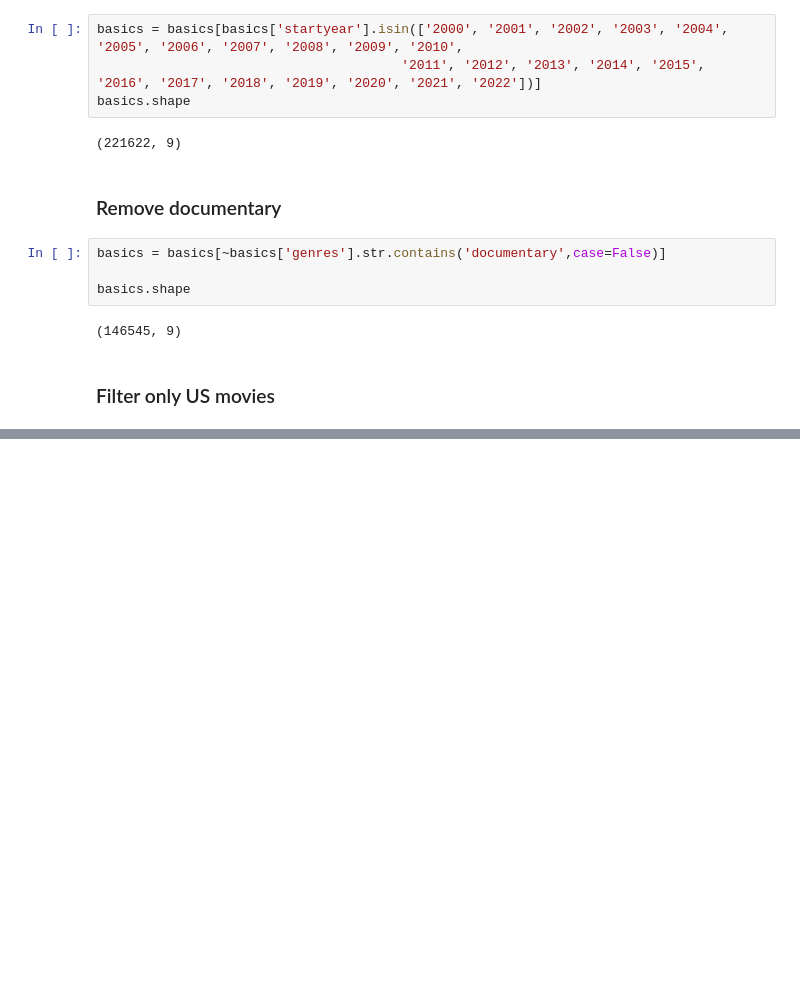
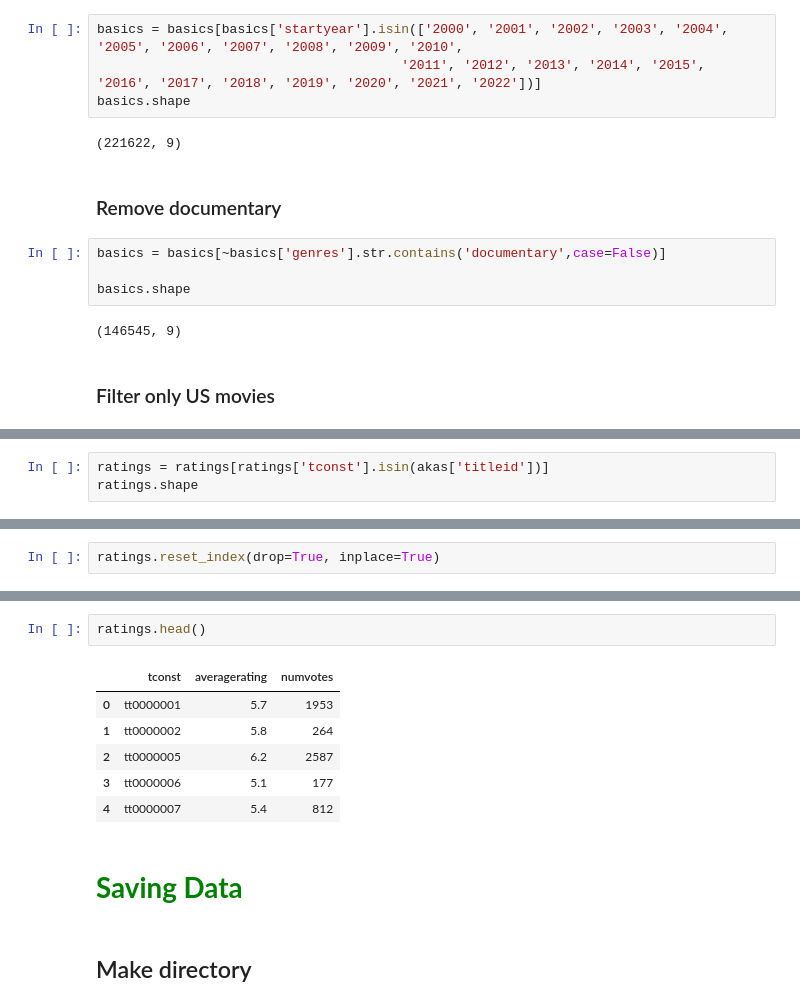
Before and after one commit to gurtejsbains/imdb_movie_analysis, a Jupyter notebook: IMDB Movies Anlaysis.ipynb, the cells around one changed output, grey strips where cells are left out. Cells and saved outputs as stored; diff of their text form; blank space fills up the shorter version.

```diff
--- a/IMDB Movies Anlaysis.ipynb
+++ b/IMDB Movies Anlaysis.ipynb
@@ -226,0 +340,3 @@ names
+# %%
+ratings = ratings[ratings['tconst'].isin(akas['titleid'])]
+ratings.shape
@@ -226,0 +347,2 @@ names
+# %%
+ratings.reset_index(drop=True, inplace=True)
@@ -226,0 +364,13 @@ names
+# %%
+ratings.head()
+# %% [output]
+|  | tconst | averagerating | numvotes |
+| 0 | tt0000001 | 5.7 | 1953 |
+| 1 | tt0000002 | 5.8 | 264 |
+| 2 | tt0000005 | 6.2 | 2587 |
+| 3 | tt0000006 | 5.1 | 177 |
+| 4 | tt0000007 | 5.4 | 812 |
+# %% [markdown]
+<h1 style="color:green"><b>Saving Data</b> </h1>
+# %% [markdown]
+## Make directory
```
Also changed, not shown: parts of 64 cells of this notebook, 3 other files.
